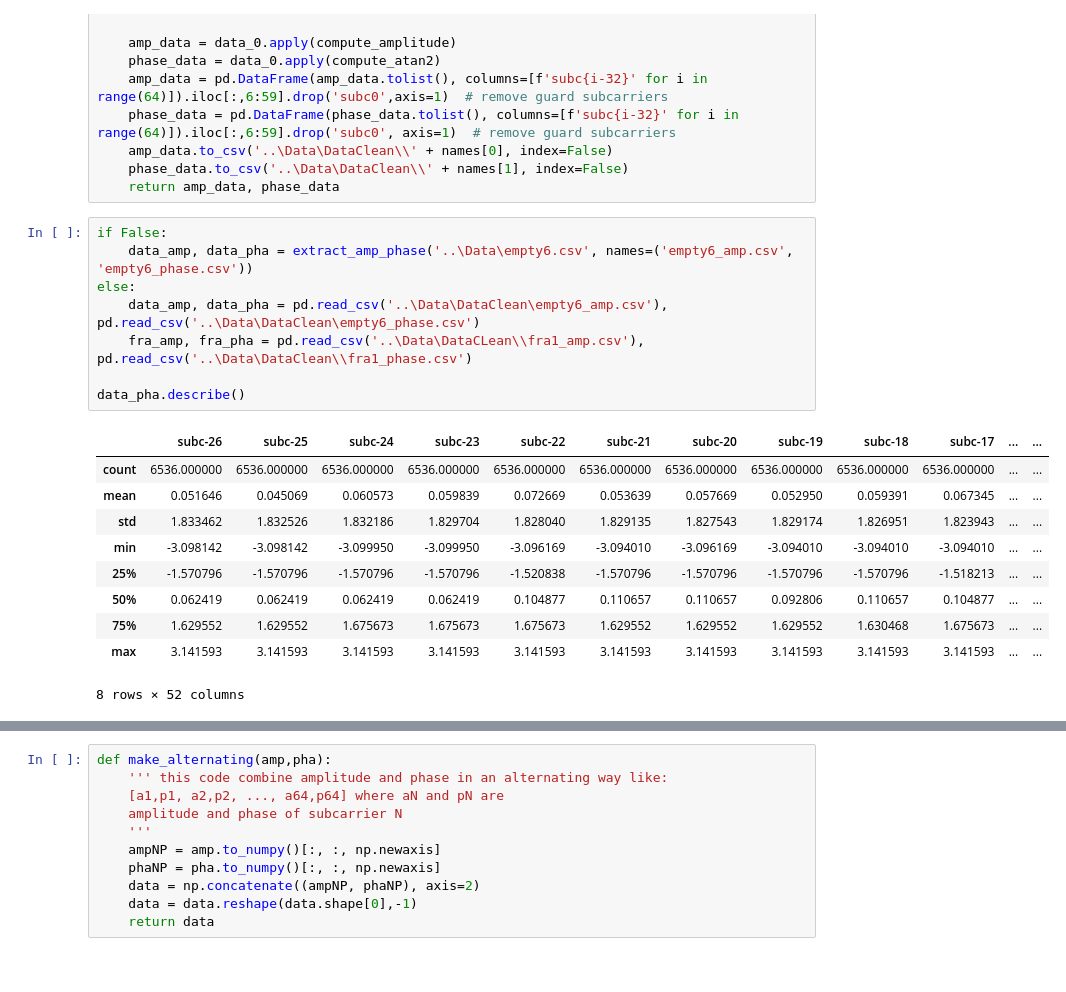
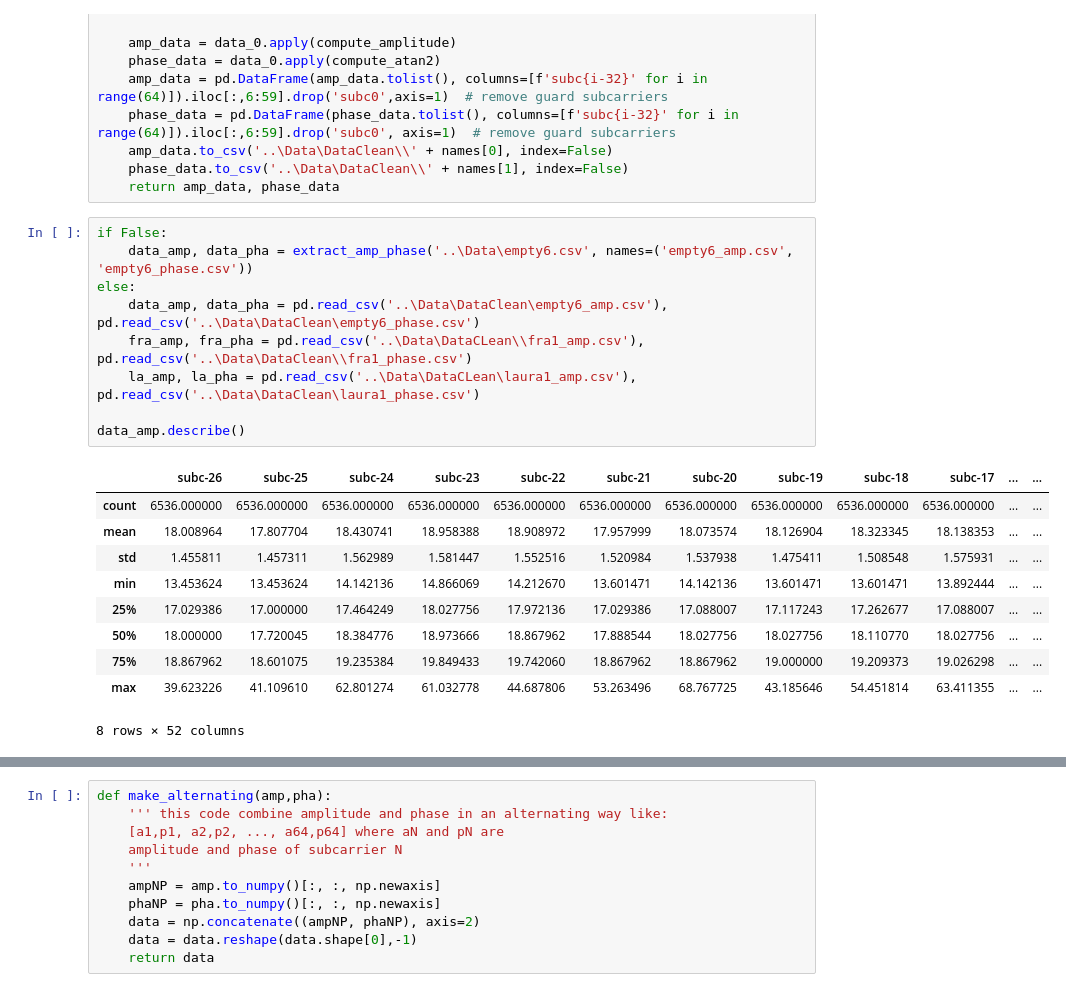
Before and after one commit to Paco-Danes/Thesis, a Jupyter notebook: Code/cleaningAndPlots.ipynb, the cells around one changed output, grey strips where cells are left out. Cells and saved outputs as stored; diff of their text form.

```diff
--- a/Code/cleaningAndPlots.ipynb
+++ b/Code/cleaningAndPlots.ipynb
@@ -48,20 +48,21 @@ def extract_amp_phase(path, names = ('amp_no_name.csv', 'phase_no_name.csv')):
 # %%
 if False:
     data_amp, data_pha = extract_amp_phase('..\Data\empty6.csv', names=('empty6_amp.csv', 'empty6_phase.csv'))
 else:
     data_amp, data_pha = pd.read_csv('..\Data\DataClean\empty6_amp.csv'), pd.read_csv('..\Data\DataClean\empty6_phase.csv')
     fra_amp, fra_pha = pd.read_csv('..\Data\DataCLean\\fra1_amp.csv'), pd.read_csv('..\Data\DataClean\\fra1_phase.csv')
+    la_amp, la_pha = pd.read_csv('..\Data\DataCLean\laura1_amp.csv'), pd.read_csv('..\Data\DataClean\laura1_phase.csv')
 
-data_pha.describe()
+data_amp.describe()
 # %% [output]
 |  | subc-26 | subc-25 | subc-24 | subc-23 | subc-22 | subc-21 | subc-20 | subc-19 | subc-18 | subc-17 | ... | ... |
 | count | 6536.000000 | 6536.000000 | 6536.000000 | 6536.000000 | 6536.000000 | 6536.000000 | 6536.000000 | 6536.000000 | 6536.000000 | 6536.000000 | ... | ... |
-| mean | 0.051646 | 0.045069 | 0.060573 | 0.059839 | 0.072669 | 0.053639 | 0.057669 | 0.052950 | 0.059391 | 0.067345 | ... | ... |
-| std | 1.833462 | 1.832526 | 1.832186 | 1.829704 | 1.828040 | 1.829135 | 1.827543 | 1.829174 | 1.826951 | 1.823943 | ... | ... |
-| min | -3.098142 | -3.098142 | -3.099950 | -3.099950 | -3.096169 | -3.094010 | -3.096169 | -3.094010 | -3.094010 | -3.094010 | ... | ... |
-| 25% | -1.570796 | -1.570796 | -1.570796 | -1.570796 | -1.520838 | -1.570796 | -1.570796 | -1.570796 | -1.570796 | -1.518213 | ... | ... |
-| 50% | 0.062419 | 0.062419 | 0.062419 | 0.062419 | 0.104877 | 0.110657 | 0.110657 | 0.092806 | 0.110657 | 0.104877 | ... | ... |
-| 75% | 1.629552 | 1.629552 | 1.675673 | 1.675673 | 1.675673 | 1.629552 | 1.629552 | 1.629552 | 1.630468 | 1.675673 | ... | ... |
-| max | 3.141593 | 3.141593 | 3.141593 | 3.141593 | 3.141593 | 3.141593 | 3.141593 | 3.141593 | 3.141593 | 3.141593 | ... | ... |
+| mean | 18.008964 | 17.807704 | 18.430741 | 18.958388 | 18.908972 | 17.957999 | 18.073574 | 18.126904 | 18.323345 | 18.138353 | ... | ... |
+| std | 1.455811 | 1.457311 | 1.562989 | 1.581447 | 1.552516 | 1.520984 | 1.537938 | 1.475411 | 1.508548 | 1.575931 | ... | ... |
+| min | 13.453624 | 13.453624 | 14.142136 | 14.866069 | 14.212670 | 13.601471 | 14.142136 | 13.601471 | 13.601471 | 13.892444 | ... | ... |
+| 25% | 17.029386 | 17.000000 | 17.464249 | 18.027756 | 17.972136 | 17.029386 | 17.088007 | 17.117243 | 17.262677 | 17.088007 | ... | ... |
+| 50% | 18.000000 | 17.720045 | 18.384776 | 18.973666 | 18.867962 | 17.888544 | 18.027756 | 18.027756 | 18.110770 | 18.027756 | ... | ... |
+| 75% | 18.867962 | 18.601075 | 19.235384 | 19.849433 | 19.742060 | 18.867962 | 18.867962 | 19.000000 | 19.209373 | 19.026298 | ... | ... |
+| max | 39.623226 | 41.109610 | 62.801274 | 61.032778 | 44.687806 | 53.263496 | 68.767725 | 43.185646 | 54.451814 | 63.411355 | ... | ... |
 8 rows × 52 columns
 # %%
```
Also changed, not shown: parts of 9 cells of this notebook, 11 other files.
